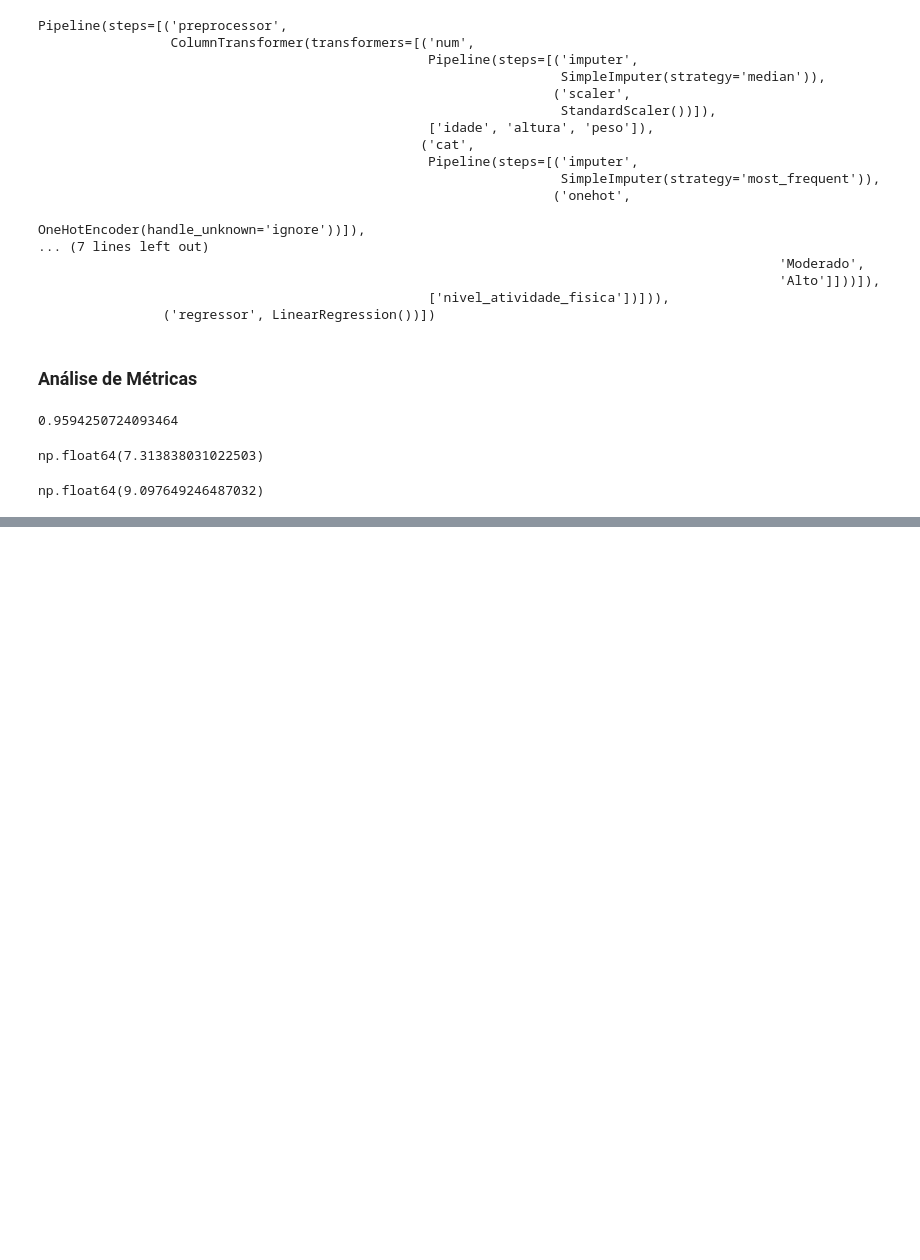
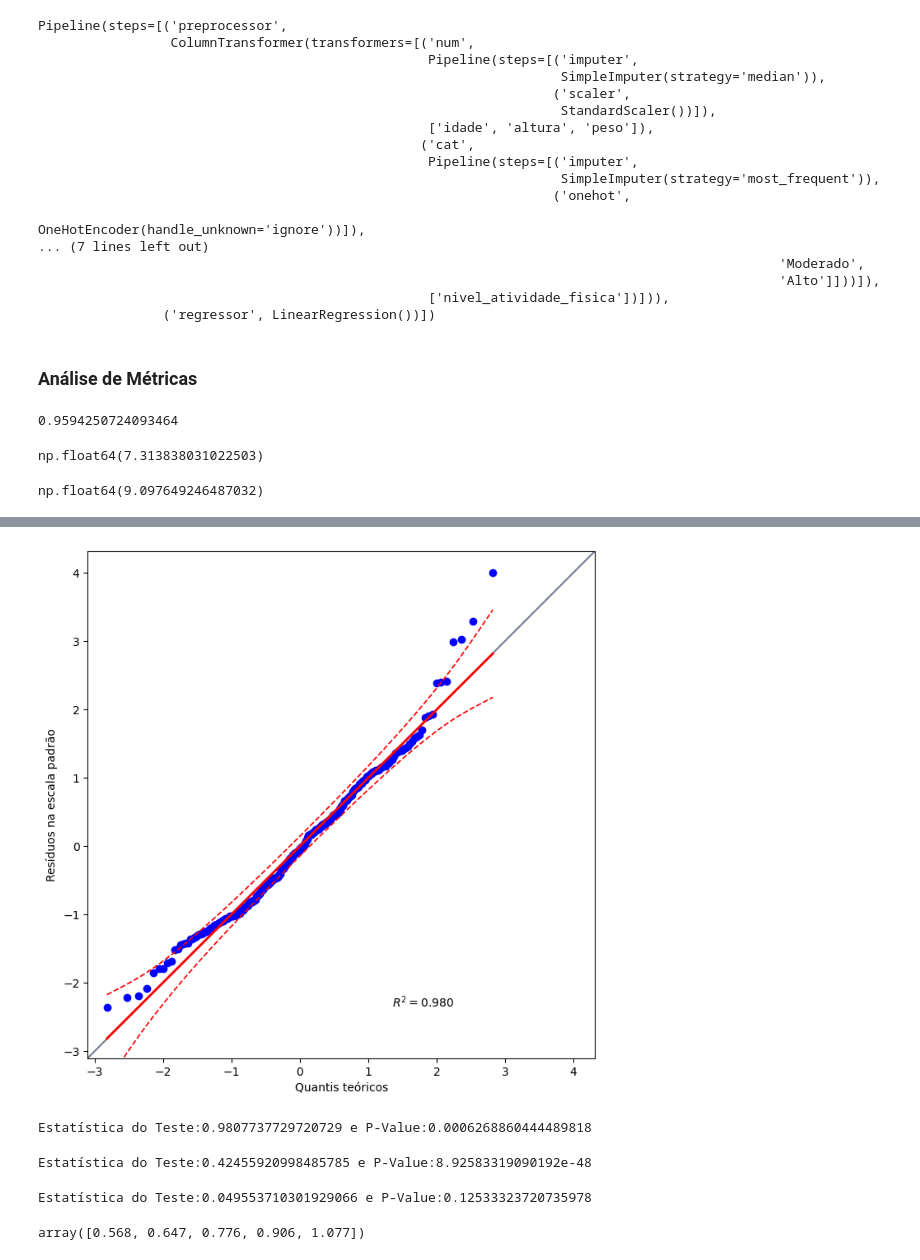
Before and after one commit to karylchesman/colesterol-regression-model, a Jupyter notebook: model_notebook.ipynb, the cells around one changed output, grey strips where cells are left out. Drawn from its saved outputs; the diff is of its cells as text; code cells hidden in the pictures; blank space fills up the shorter version.

```diff
--- a/model_notebook.ipynb
+++ b/model_notebook.ipynb
@@ -467,0 +488,33 @@ np.float64(9.097649246487032)
+# %%
+# Checar se resíduos seguem uma distribuição normal
+import pingouin as pg
+plt.figure(figsize=(14,8))
+pg.qqplot(residuos_std, dist='norm', confidence=0.95)
+plt.xlabel('Quantis teóricos')
+plt.ylabel('Resíduos na escala padrão')
+plt.show()
+# %% [output]
+[figure, added]
+# %%
+# Teste de Normalidade de Shapiro-Wilk
+from scipy.stats import shapiro, kstest, anderson
+from statsmodels.stats.diagnostic import lilliefors, het_goldfeldquandt
+
+stat_shapiro, p_value_shapiro = shapiro(residuos)
+print("Estatística do Teste:{} e P-Value:{}".format(stat_shapiro, p_value_shapiro))
+# %% [output]
+Estatística do Teste:0.9807737729720729 e P-Value:0.0006268860444489818
+# %%
+# Teste de Kolmogorov-Smirnov
+
+stat_ks, p_value_ks = kstest(residuos, "norm")
+print("Estatística do Teste:{} e P-Value:{}".format(stat_ks, p_value_ks))
+# %% [output]
+Estatística do Teste:0.42455920998485785 e P-Value:8.92583319090192e-48
+# %%
+# Teste de Lilliefors
+
+stat_ll, p_value_ll = lilliefors(residuos, dist="norm", pvalmethod='table')
+print("Estatística do Teste:{} e P-Value:{}".format(stat_ll, p_value_ll))
+# %% [output]
+Estatística do Teste:0.049553710301929066 e P-Value:0.12533323720735978
@@ -467,0 +526,4 @@ np.float64(9.097649246487032)
+# %%
+critical_ands
+# %% [output]
+array([0.568, 0.647, 0.776, 0.906, 1.077])
```
Also changed, not shown: parts of 7 cells of this notebook, 2 other files.
